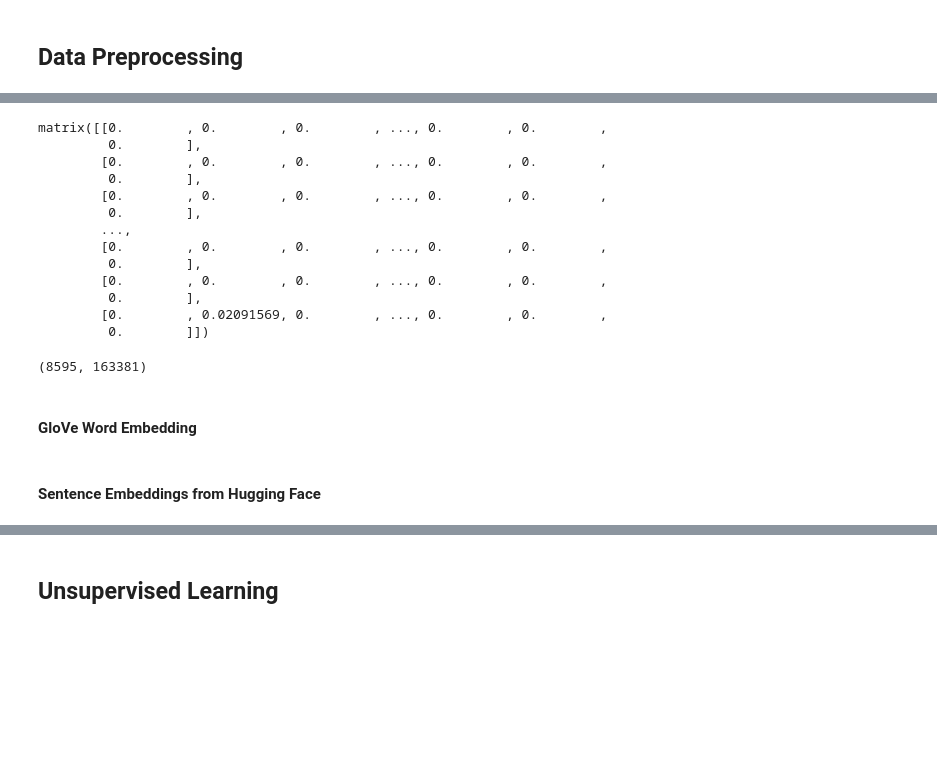
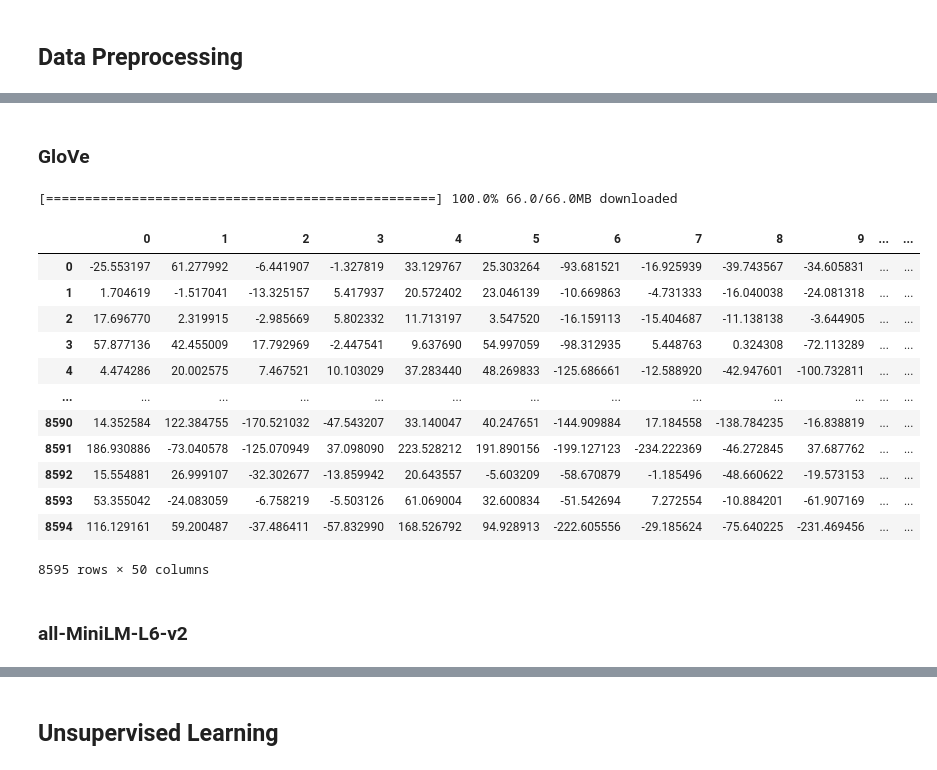
Before and after one commit to nadpierre/wiki-nlp-project, a Jupyter notebook: nlp_project.ipynb, the cells around one changed output, grey strips where cells are left out. Drawn from its saved outputs; the diff is of its cells as text; code cells hidden in the pictures; blank space fills up the shorter version.

```diff
--- a/nlp_project.ipynb
+++ b/nlp_project.ipynb
@@ -204,26 +163,54 @@ words
-# %%
-vectorizer = TfidfVectorizer(stop_words='english')
-tfidf_matrix = vectorizer.fit_transform(X)
-tfidf_matrix.todense()
-# %% [output]
-matrix([[0.        , 0.        , 0.        , ..., 0.        , 0.        ,
-         0.        ],
-        [0.        , 0.        , 0.        , ..., 0.        , 0.        ,
-         0.        ],
-        [0.        , 0.        , 0.        , ..., 0.        , 0.        ,
-         0.        ],
-        ...,
-        [0.        , 0.        , 0.        , ..., 0.        , 0.        ,
-         0.        ],
-        [0.        , 0.        , 0.        , ..., 0.        , 0.        ,
-         0.        ],
-        [0.        , 0.02091569, 0.        , ..., 0.        , 0.        ,
-         0.        ]])
-# %%
-tfidf_matrix.shape
-# %% [output]
-(8595, 163381)
 # %% [markdown]
-#### GloVe Word Embedding
+### GloVe
+# %%
+# Tokenize texts by removing punctuation and special characters
+# and lowercasing everything
+replaceDict = dict({
+'{':" ", '}':" ", ',':"", '.':" ", '!':" ", '\\':" ", '/':" ", '$':" ", '%':" ",
+'^':" ", '?':" ", '\'':" ", '"':" ", '(':" ", ')':" ", '*':" ", '+':" ", '-':" ",
+'=':" ", ':':" ", ';':" ", ']':" ", '[':" ", '`':" ", '~':" ",
+})
+
+rep = dict((re.escape(k),v) for k, v in replaceDict.items())
+pattern = re.compile('|'.join(rep.keys()))
+
+def replacer(text):
+    return rep[re.escape(text.group(0))]
+
+words = df['text'].str.replace(pattern, replacer, regex=True).str.lower().str.split()
+words = pd.DataFrame(words.tolist())
+# %%
+word_vectors = model_api.load("glove-wiki-gigaword-50")
+# %% [output]
+[==================================================] 100.0% 66.0/66.0MB downloaded
+# %%
+# Function to retrieve the word vector or return a zero vector if the word is not found
+def get_word_vector(word):
+    if word in word_vectors:
+        return word_vectors[word]
+    else:
+        return np.zeros(word_vectors.vector_size)
+
+# Function to map a text to its vector representation by summing the word vectors
+def map_text_to_vector(page):
+    return np.sum([get_word_vector(word) for word in page if pd.notna(word)], axis=0)
+
+# Apply the mapping function to each text and create a DataFrame of the results
+glove_emb = pd.DataFrame(words.apply(map_text_to_vector, axis=1).tolist())
+glove_emb
+# %% [output]
+|  | 0 | 1 | 2 | 3 | 4 | 5 | 6 | 7 | 8 | 9 | ... | ... |
+| 0 | -25.553197 | 61.277992 | -6.441907 | -1.327819 | 33.129767 | 25.303264 | -93.681521 | -16.925939 | -39.743567 | -34.605831 | ... | ... |
+| 1 | 1.704619 | -1.517041 | -13.325157 | 5.417937 | 20.572402 | 23.046139 | -10.669863 | -4.731333 | -16.040038 | -24.081318 | ... | ... |
+| 2 | 17.696770 | 2.319915 | -2.985669 | 5.802332 | 11.713197 | 3.547520 | -16.159113 | -15.404687 | -11.138138 | -3.644905 | ... | ... |
+| 3 | 57.877136 | 42.455009 | 17.792969 | -2.447541 | 9.637690 | 54.997059 | -98.312935 | 5.448763 | 0.324308 | -72.113289 | ... | ... |
+| 4 | 4.474286 | 20.002575 | 7.467521 | 10.103029 | 37.283440 | 48.269833 | -125.686661 | -12.588920 | -42.947601 | -100.732811 | ... | ... |
+| ... | ... | ... | ... | ... | ... | ... | ... | ... | ... | ... | ... | ... |
+| 8590 | 14.352584 | 122.384755 | -170.521032 | -47.543207 | 33.140047 | 40.247651 | -144.909884 | 17.184558 | -138.784235 | -16.838819 | ... | ... |
+| 8591 | 186.930886 | -73.040578 | -125.070949 | 37.098090 | 223.528212 | 191.890156 | -199.127123 | -234.222369 | -46.272845 | 37.687762 | ... | ... |
+| 8592 | 15.554881 | 26.999107 | -32.302677 | -13.859942 | 20.643557 | -5.603209 | -58.670879 | -1.185496 | -48.660622 | -19.573153 | ... | ... |
+| 8593 | 53.355042 | -24.083059 | -6.758219 | -5.503126 | 61.069004 | 32.600834 | -51.542694 | 7.272554 | -10.884201 | -61.907169 | ... | ... |
+| 8594 | 116.129161 | 59.200487 | -37.486411 | -57.832990 | 168.526792 | 94.928913 | -222.605556 | -29.185624 | -75.640225 | -231.469456 | ... | ... |
+8595 rows × 50 columns
 # %% [markdown]
-#### Sentence Embeddings from Hugging Face
+### all-MiniLM-L6-v2
```
Also changed, not shown: parts of 26 cells of this notebook, 1 other file.
